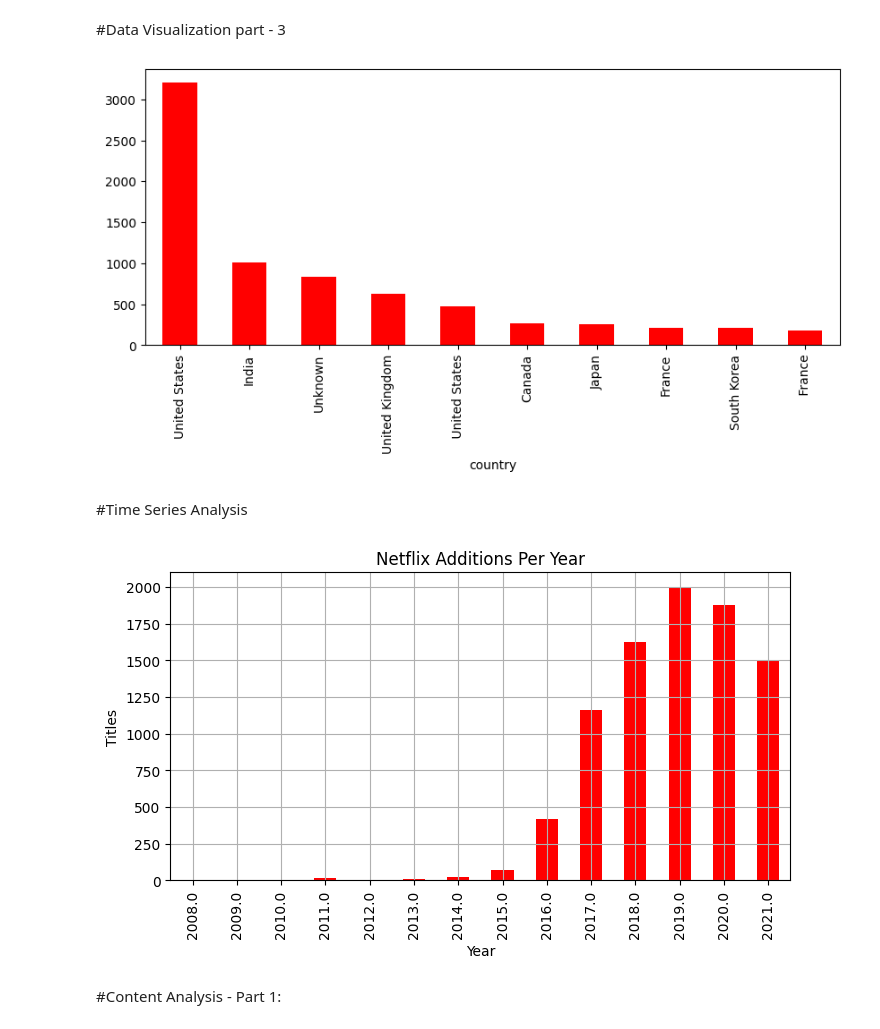
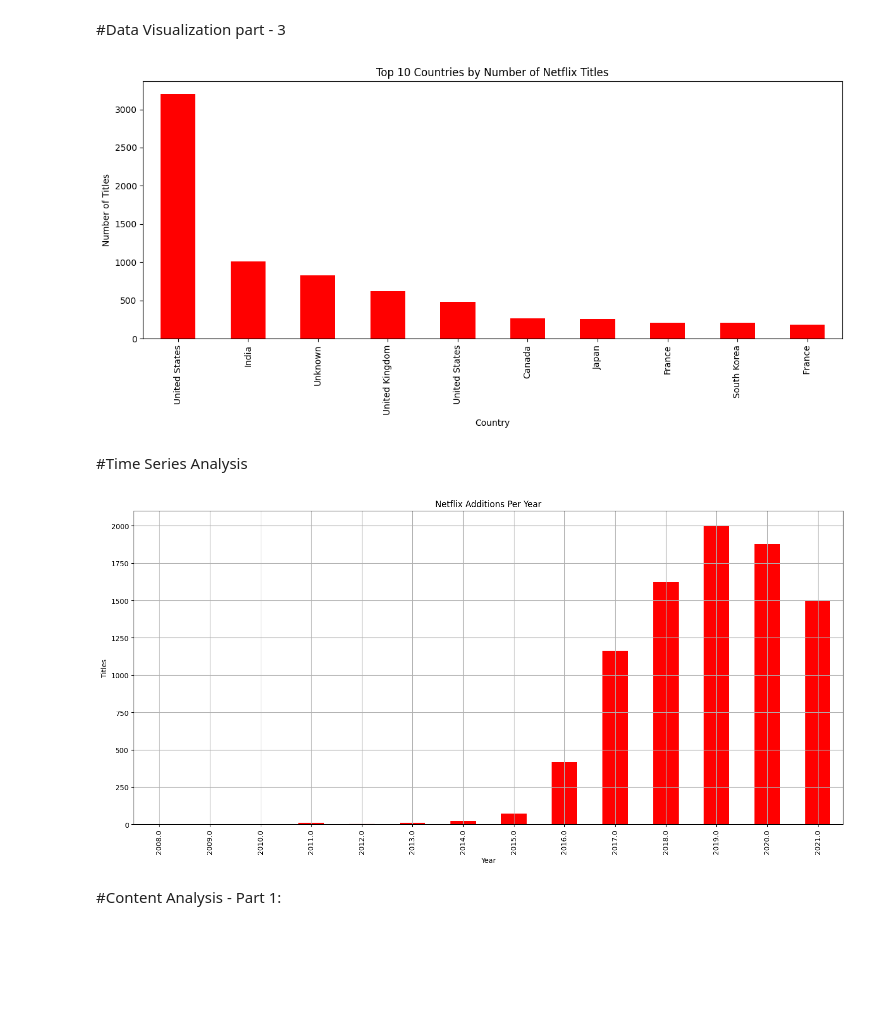
Before and after one commit to amss11258/Netflix-capstone-project, a Jupyter notebook: Netflix_Capstone.ipynb, the cells around one changed output. Cells and saved outputs as stored; diff of their text form; code cells hidden in the pictures; blank space fills up the shorter version.

```diff
--- a/Netflix_Capstone.ipynb
+++ b/Netflix_Capstone.ipynb
@@ -145,21 +168,28 @@ df['release_year'].value_counts().sort_index().plot(kind='bar', figsize=(14,6),
 # %% [markdown]
 #Data Visualization part - 3
 # %%
-df['country'].dropna().str.split(',').explode().value_counts().head(10).plot(kind='bar', figsize=(10,4), color = 'Red'); plt.show()
+df['country'].dropna().str.split(',').explode().value_counts().head(10).plot(
+    kind='bar', figsize=(12, 6), color='Red'
+)
+plt.title('Top 10 Countries by Number of Netflix Titles')
+plt.xlabel('Country')
+plt.ylabel('Number of Titles')
+plt.tight_layout()
+plt.show()
 # %% [output]
-[figure, old version]
+[figure, new version]
 # %% [markdown]
 #Time Series Analysis
 # %%
 df['year_added'] = pd.to_datetime(df['date_added'], errors='coerce').dt.year
-df['year_added'].dropna().value_counts().sort_index().plot(kind='bar',figsize=(8,4), linestyle='--', color='Red')
+df['year_added'].dropna().value_counts().sort_index().plot(kind='bar',figsize=(18,8), linestyle='--', color='Red')
 plt.xlabel('Year')
 plt.ylabel('Titles')
 plt.title('Netflix Additions Per Year')
 plt.grid(True)
 plt.show()
 # %% [output]
-[figure, old version]
+[figure, new version]
 # %% [markdown]
 #Content Analysis - Part 1:
 # %%
```
Also changed, not shown: parts of 21 cells of this notebook.
